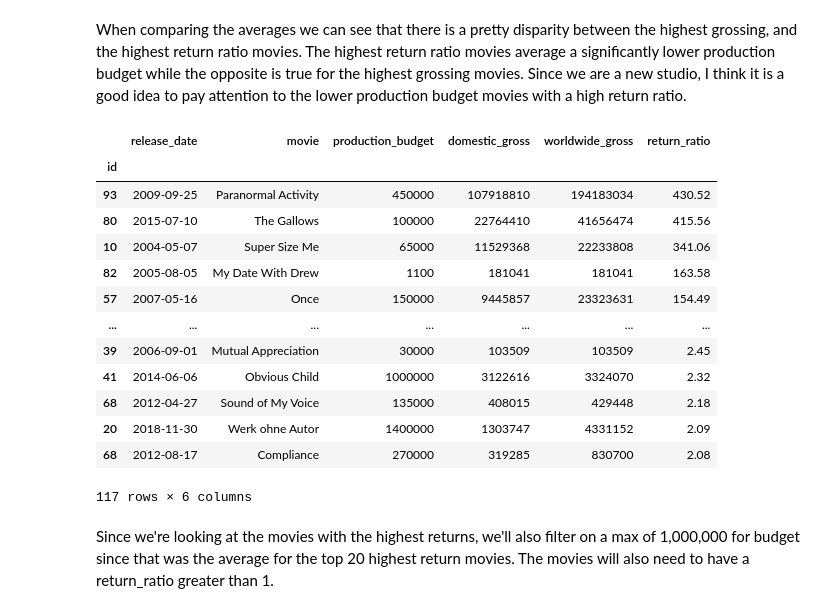
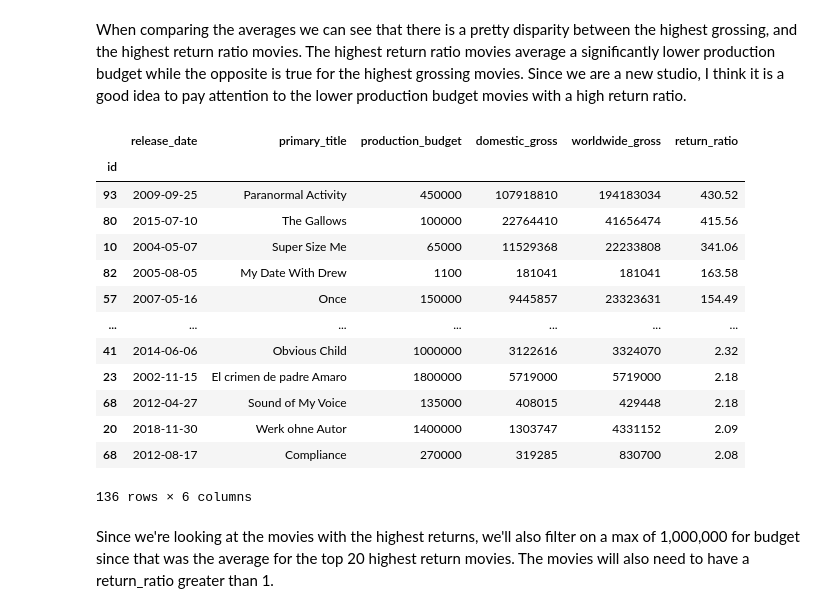
Before and after one commit to Zxhjlk/Phase2Project, a Jupyter notebook: notebooks/eddie_data_analysis.ipynb, the cells around one changed output. Saved outputs shown, nothing was run; the diff lists cells and outputs as text; code cells hidden in the pictures.

```diff
--- a/notebooks/eddie_data_analysis.ipynb
+++ b/notebooks/eddie_data_analysis.ipynb
@@ -72,11 +74,12 @@ dtype: float64
 When comparing the averages we can see that there is a pretty disparity between the highest grossing, and the highest return ratio movies. The highest return ratio movies average a significantly lower production budget while the opposite is true for the highest grossing movies. Since we are a new studio, I think it is a good idea to pay attention to the lower production budget movies with a high return ratio.
 # %%
 df_top_return = df_budgets.sort_values('return_ratio', ascending=False)
-df_top_return = df_top_return[(df_top_return['production_budget'] < 1500000) & (df_top_return['worldwide_gross'] > 0) & (df_top_return['return_ratio'] > 2)]
-top_return_movies = df_top_return['movie'].to_list()
+df_top_return = df_top_return[(df_top_return['production_budget'] < 2000000) & (df_top_return['worldwide_gross'] > 0) & (df_top_return['return_ratio'] > 2)]
+df_top_return.rename(columns={'movie': 'primary_title'}, inplace=True)
+top_return_movies = df_top_return['primary_title'].to_list()
 df_top_return
 # %% [output]
-|  | release_date | movie | production_budget | domestic_gross | worldwide_gross | return_ratio |
+|  | release_date | primary_title | production_budget | domestic_gross | worldwide_gross | return_ratio |
 | id |  |  |  |  |  |  |
 | 93 | 2009-09-25 | Paranormal Activity | 450000 | 107918810 | 194183034 | 430.52 |
 | 80 | 2015-07-10 | The Gallows | 100000 | 22764410 | 41656474 | 415.56 |
@@ -84,11 +87,11 @@ df_top_return
 | 82 | 2005-08-05 | My Date With Drew | 1100 | 181041 | 181041 | 163.58 |
 | 57 | 2007-05-16 | Once | 150000 | 9445857 | 23323631 | 154.49 |
 | ... | ... | ... | ... | ... | ... | ... |
-| 39 | 2006-09-01 | Mutual Appreciation | 30000 | 103509 | 103509 | 2.45 |
 | 41 | 2014-06-06 | Obvious Child | 1000000 | 3122616 | 3324070 | 2.32 |
+| 23 | 2002-11-15 | El crimen de padre Amaro | 1800000 | 5719000 | 5719000 | 2.18 |
 | 68 | 2012-04-27 | Sound of My Voice | 135000 | 408015 | 429448 | 2.18 |
 | 20 | 2018-11-30 | Werk ohne Autor | 1400000 | 1303747 | 4331152 | 2.09 |
 | 68 | 2012-08-17 | Compliance | 270000 | 319285 | 830700 | 2.08 |
-117 rows × 6 columns
+136 rows × 6 columns
 # %% [markdown]
 Since we're looking at the movies with the highest returns, we'll also filter on a max of 1,000,000 for budget since that was the average for the top 20 highest return movies. The movies will also need to have a return_ratio greater than 1.
```
Also changed, not shown: parts of 25 cells of this notebook, 2 other files.
